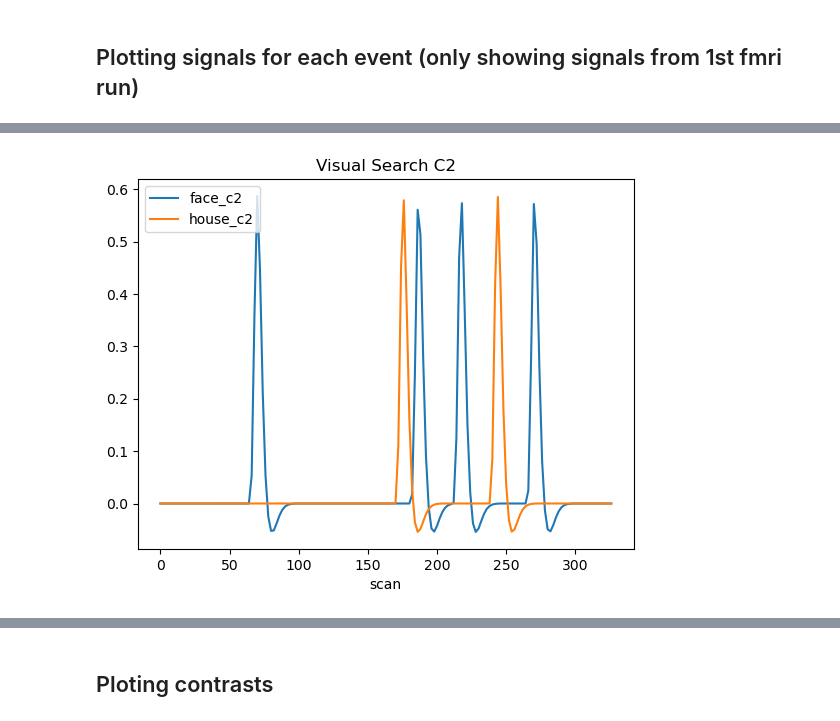
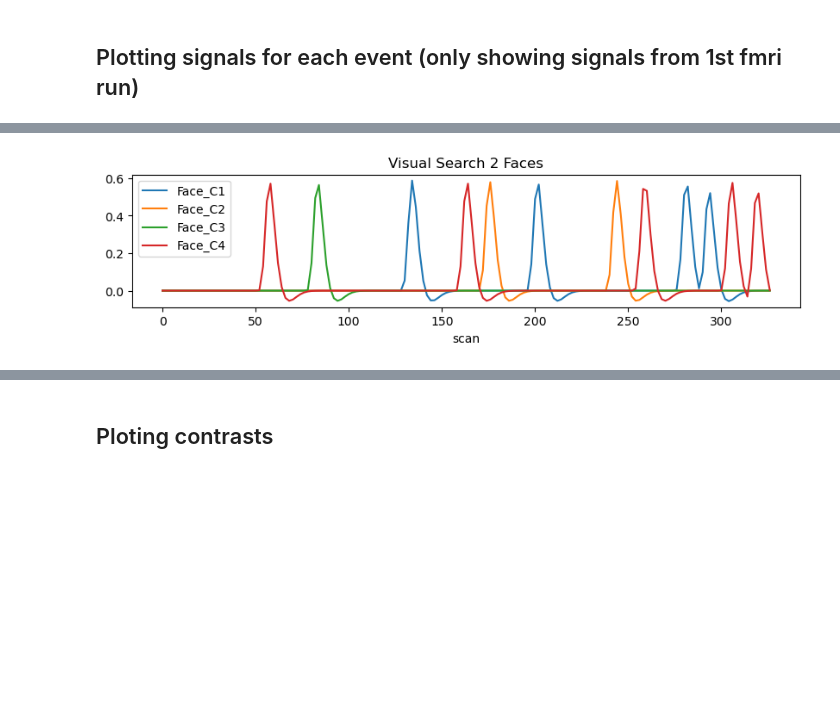
Before and after one commit to LuisA00/Summer_2021_fMRI, a Jupyter notebook: DWM_Single_Pariticpant_GLM_8_run_Nilearn.ipynb, the cells around one changed output, grey strips where cells are left out. Cells and saved outputs as stored; diff of their text form; code cells hidden in the pictures; blank space fills up the shorter version.

```diff
--- a/DWM_Single_Pariticpant_GLM_8_run_Nilearn.ipynb
+++ b/DWM_Single_Pariticpant_GLM_8_run_Nilearn.ipynb
@@ -498,43 +725,25 @@ fmri_glm_probe = FirstLevelModel(t_r=tr,
                            hrf_model='spm',
                            smoothing_fwhm=5)
 
-fmri_glm_vs_c1 = FirstLevelModel(t_r=tr,
+fmri_glm_vs = FirstLevelModel(t_r=tr,
                             high_pass=0.007,
                            standardize=False,
                            drift_model=None,
                            hrf_model='spm',
                            smoothing_fwhm=5)
 
-fmri_glm_vs_c2 = FirstLevelModel(t_r=tr,
+fmri_glm_vs2 = FirstLevelModel(t_r=tr,
                             high_pass=0.007,
                            standardize=False,
                            drift_model=None,
                            hrf_model='spm',
                            smoothing_fwhm=5)
-
-fmri_glm_vs_c3 = FirstLevelModel(t_r=tr,
-                            high_pass=0.007,
-                           standardize=False,
-                           drift_model=None,
-                           hrf_model='spm',
-                           smoothing_fwhm=5)
-
-fmri_glm_vs_c4 = FirstLevelModel(t_r=tr,
-                            high_pass=0.007,
-                           standardize=False,
-                           drift_model=None,
-                           hrf_model='spm',
-                           smoothing_fwhm=5)
-
-# Might modify model after I get more info about how the scanning was done. #drift_model='cosine', slice_time_ref=0.5,
 # %%
 # Fit fmri, events, and confounds data to the FirstLevelModel object
 fmri_glm_cue = fmri_glm_cue.fit(run_imgs=fmri_img, events=events_cue, confounds=confounds)
 fmri_glm_probe = fmri_glm_probe.fit(run_imgs=fmri_img, events=events_probe, confounds=confounds)
-fmri_glm_vs_c1 = fmri_glm_vs_c1.fit(run_imgs=fmri_img4C1, events=events_vs_c1, confounds=confounds4C1)
-fmri_glm_vs_c2 = fmri_glm_vs_c2.fit(run_imgs=fmri_img, events=events_vs_c2, confounds=confounds)
-fmri_glm_vs_c3 = fmri_glm_vs_c3.fit(run_imgs=fmri_img, events=events_vs_c3, confounds=confounds)
-fmri_glm_vs_c4 = fmri_glm_vs_c4.fit(run_imgs=fmri_img, events=events_vs_c4, confounds=confounds)
+fmri_glm_vs = fmri_glm_vs.fit(run_imgs=fmri_img, events=events_vs, confounds=confounds)
+fmri_glm_vs2 = fmri_glm_vs2.fit(run_imgs=fmri_img4C1, events=events_vs2, confounds=confounds4C1)
 # %%
 dm_cue = fmri_glm_cue.design_matrices_
 dm_probe = fmri_glm_probe.design_matrices_
@@ -614,0 +793,5 @@ plt.show()
+# %%
+# Obtain and plot design matrix
+design_matrix_vs2 = fmri_glm_vs2.design_matrices_[0]
+plot_design_matrix(design_matrix_vs2)
+plt.show()
@@ -645,9 +844,12 @@ plt.show()
 # %%
-plt.plot(design_matrix_vs_c2['face_c2'], label='face_c2')
-plt.plot(design_matrix_vs_c2['house_c2'], label='house_c2')
+plt.figure(figsize=(10, 2))
+plt.plot(design_matrix_vs2['Face_C1'], label='Face_C1')
+plt.plot(design_matrix_vs2['Face_C2'], label='Face_C2')
+plt.plot(design_matrix_vs2['Face_C3'], label='Face_C3')
+plt.plot(design_matrix_vs2['Face_C4'], label='Face_C4')
 plt.xlabel('scan')
-plt.title('Visual Search C2')
+plt.title('Visual Search 2 Faces')
 plt.legend(loc='upper left')
 plt.show()
 # %% [output]
-[figure, old version]
+[figure, new version]
```
Also changed, not shown: parts of 109 cells of this notebook, 1 other file.
